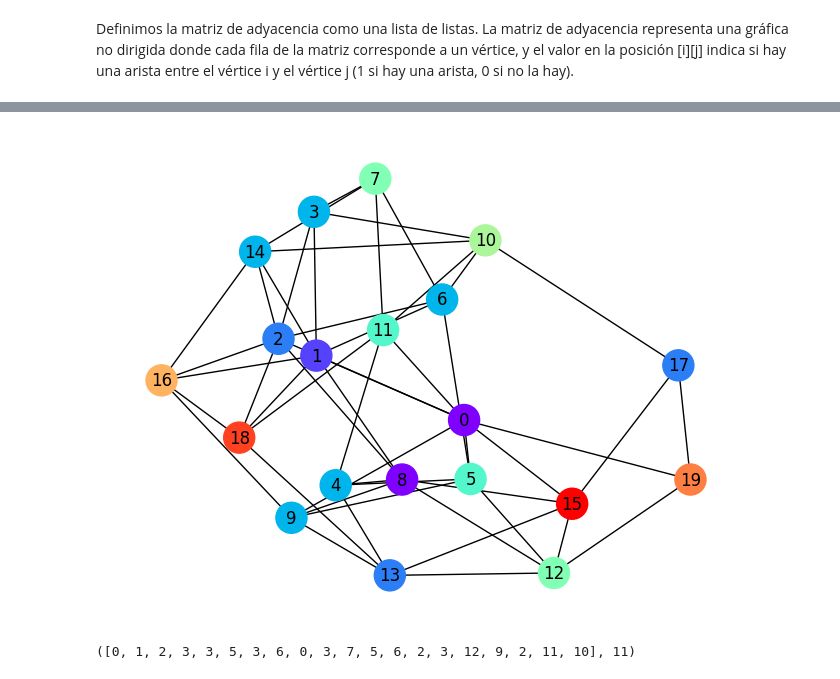
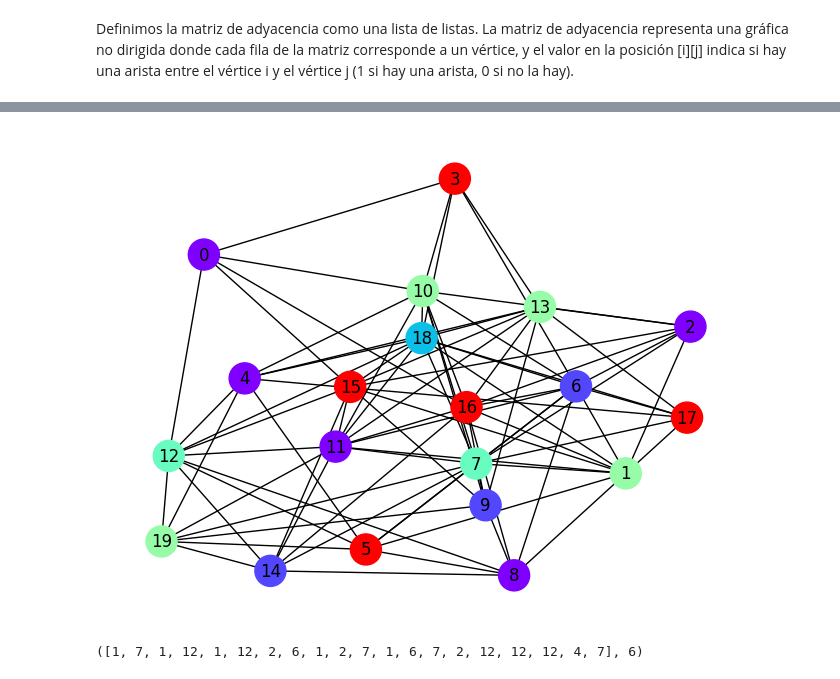
Before and after one commit to Monica281/IDO, a Jupyter notebook: Proyecto_RecocidoSimulado.ipynb, the cells around one changed output, grey strips where cells are left out. Cells and saved outputs as stored; diff of their text form; code cells hidden in the pictures.

```diff
--- a/Proyecto_RecocidoSimulado.ipynb
+++ b/Proyecto_RecocidoSimulado.ipynb
@@ -245,40 +375,40 @@ solucion_final_2, evaluar_solucion(solucion_final_2)
 # %%
-# EJEMPLO 3
+# Matriz 3 - 100 repeticiones
 
 matriz_adyacencia_3 = [
-    [0, 1, 1, 0, 0, 1, 0, 0, 0, 1, 0, 1, 0, 0, 0, 1, 0, 0, 0, 1],
-    [1, 0, 0, 1, 0, 0, 1, 0, 1, 0, 0, 0, 0, 0, 1, 0, 1, 0, 1, 0],
-    [1, 0, 0, 1, 0, 0, 1, 0, 1, 0, 0, 0, 0, 0, 1, 0, 1, 0, 1, 0],
-    [0, 1, 1, 0, 0, 0, 0, 1, 0, 0, 1, 0, 0, 0, 0, 0, 0, 0, 0, 0],
-    [0, 0, 0, 0, 0, 1, 0, 0, 1, 0, 0, 1, 0, 1, 0, 0, 0, 0, 0, 0],
-    [1, 0, 0, 0, 1, 0, 1, 0, 0, 1, 0, 0, 1, 0, 0, 0, 0, 0, 0, 0],
-    [0, 1, 1, 0, 0, 1, 0, 1, 0, 0, 1, 0, 0, 0, 0, 0, 0, 0, 0, 0],
-    [0, 0, 0, 1, 0, 0, 1, 0, 0, 0, 0, 1, 0, 0, 1, 0, 0, 0, 0, 0],
-    [0, 1, 1, 0, 1, 0, 0, 0, 0, 1, 0, 0, 1, 0, 0, 1, 0, 0, 0, 0],
-    [1, 0, 0, 0, 0, 1, 0, 0, 1, 0, 0, 0, 0, 1, 0, 0, 1, 0, 0, 0],
-    [0, 0, 0, 1, 0, 0, 1, 0, 0, 0, 0, 1, 0, 0, 1, 0, 0, 1, 0, 0],
-    [1, 0, 0, 0, 1, 0, 0, 1, 0, 0, 1, 0, 0, 0, 0, 0, 0, 0, 1, 0],
-    [0, 0, 0, 0, 0, 1, 0, 0, 1, 0, 0, 0, 0, 1, 0, 1, 0, 0, 0, 1],
-    [0, 0, 0, 0, 1, 0, 0, 0, 0, 1, 0, 0, 1, 0, 0, 1, 0, 0, 1, 0],
-    [0, 1, 1, 0, 0, 0, 0, 0, 0, 0, 1, 0, 0, 0, 0, 0, 1, 0, 0, 0],
-    [1, 0, 0, 0, 0, 0, 0, 0, 1, 0, 0, 0, 1, 1, 0, 0, 0, 1, 0, 0],
-    [0, 1, 1, 0, 0, 0, 0, 0, 0, 1, 0, 0, 0, 0, 1, 0, 0, 0, 1, 0],
-    [0, 0, 0, 0, 0, 0, 0, 0, 0, 0, 0, 0, 0, 0, 0, 1, 0, 1, 0, 1],
-    [0, 1, 1, 0, 0, 0, 0, 0, 0, 0, 1, 0, 0, 0, 0, 0, 1, 0, 1, 0],
-    [1, 0, 0, 0, 0, 0, 0, 0, 0, 0, 0, 1, 0, 0, 0, 0, 0, 1, 0, 1]
+    [0, 0, 0, 1, 0, 0, 0, 0, 0, 0, 1, 0, 1, 0, 0, 1, 1, 0, 0, 0],
+    [0, 0, 1, 0, 0, 1, 1, 1, 0, 0, 0, 1, 0, 0, 0, 1, 1, 0, 1, 0],
+    [0, 1, 0, 0, 0, 0, 1, 1, 0, 0, 1, 0, 0, 1, 0, 1, 1, 0, 0, 0],
+    [1, 0, 0, 0, 0, 0, 1, 0, 0, 0, 1, 0, 0, 1, 0, 0, 0, 0, 1, 0],
+    [0, 0, 0, 0, 0, 1, 0, 0, 0, 0, 1, 0, 1, 1, 0, 0, 0, 1, 1, 1],
+    [0, 1, 0, 0, 1, 0, 1, 1, 1, 0, 0, 0, 1, 0, 0, 0, 0, 0, 0, 1],
+    [0, 1, 1, 1, 0, 1, 0, 1, 1, 0, 1, 1, 0, 0, 0, 0, 1, 1, 1, 0],
+    [0, 1, 1, 0, 0, 1, 1, 0, 0, 1, 1, 1, 0, 0, 1, 0, 0, 1, 1, 1],
+    [0, 0, 0, 0, 0, 1, 1, 0, 0, 1, 0, 0, 1, 0, 1, 0, 1, 1, 0, 0],
+    [0, 0, 0, 0, 0, 0, 0, 1, 1, 0, 1, 0, 0, 1, 0, 1, 1, 0, 0, 1],
+    [1, 0, 1, 1, 1, 0, 1, 1, 0, 1, 0, 1, 0, 0, 0, 0, 1, 0, 1, 0],
+    [0, 1, 0, 0, 0, 0, 1, 1, 0, 0, 1, 0, 1, 1, 1, 1, 1, 0, 1, 1],
+    [1, 0, 0, 0, 1, 1, 0, 0, 1, 0, 0, 1, 0, 0, 1, 1, 0, 0, 1, 1],
+    [0, 0, 1, 1, 1, 0, 0, 0, 0, 1, 0, 1, 0, 0, 0, 1, 1, 1, 1, 0],
+    [0, 0, 0, 0, 0, 0, 0, 1, 1, 0, 0, 1, 1, 0, 0, 1, 1, 0, 0, 1],
+    [1, 1, 1, 0, 0, 0, 0, 0, 0, 1, 0, 1, 1, 1, 1, 0, 0, 0, 1, 0],
+    [1, 1, 1, 0, 0, 0, 1, 0, 1, 1, 1, 1, 0, 1, 1, 0, 0, 0, 0, 0],
+    [0, 0, 0, 0, 1, 0, 1, 1, 1, 0, 0, 0, 0, 1, 0, 0, 0, 0, 1, 0],
+    [0, 1, 0, 1, 1, 0, 1, 1, 0, 0, 1, 1, 1, 1, 0, 1, 0, 1, 0, 0],
+    [0, 0, 0, 0, 1, 1, 0, 1, 0, 1, 0, 1, 1, 0, 1, 0, 0, 0, 0, 0]
 ]
 
 # Definimos el número de vértices
 num_vertices = len(matriz_adyacencia_3)
 
 # Ejecutamos el recocido simulado
-solucion_final_3 = RecocidoSimulado(matriz_adyacencia_3,num_vertices, T0 =1000, alpha = .85, NREP = 5, Tf =1)[0]
+solucion_final_3 = RecocidoSimulado(matriz_adyacencia_3,num_vertices, T0 =1000, alpha = .85, NREP = 100, Tf =1)[0]
 
-# Dibujar la gráfica con la solución final
+# Dibujamos la gráfica con la solución final
 dibujar_grafica(matriz_adyacencia_3, solucion_final_3)
 
-# Muestra la solución final y el número de colores utilizados
+# Mostramos la solución final y el número de colores utilizados
 solucion_final_3, evaluar_solucion(solucion_final_3)
 # %% [output]
-[figure, old version]
+[figure, new version]
-([0, 1, 2, 3, 3, 5, 3, 6, 0, 3, 7, 5, 6, 2, 3, 12, 9, 2, 11, 10], 11)
+([1, 7, 1, 12, 1, 12, 2, 6, 1, 2, 7, 1, 6, 7, 2, 12, 12, 12, 4, 7], 6)
```
Also changed, not shown: parts of 10 cells of this notebook, 2 other files.
